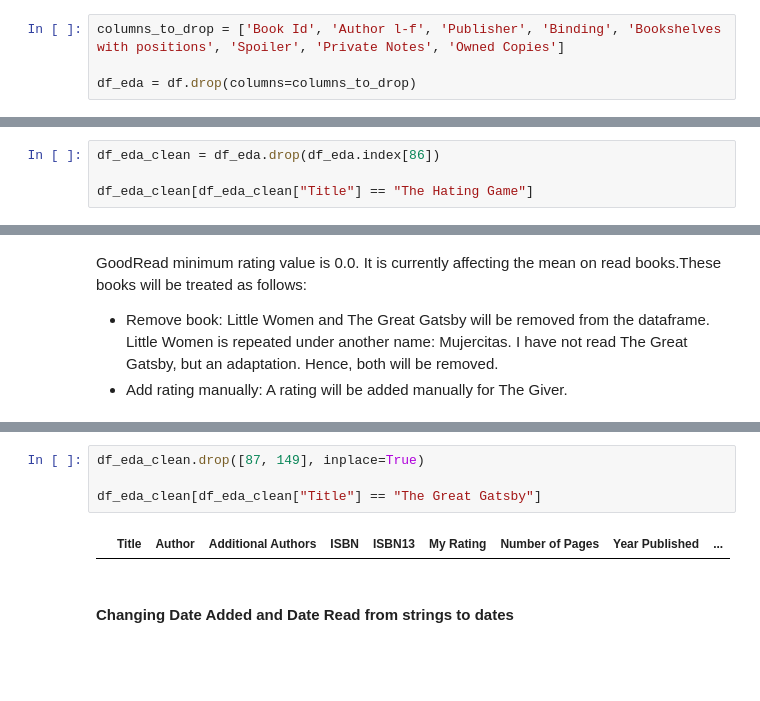
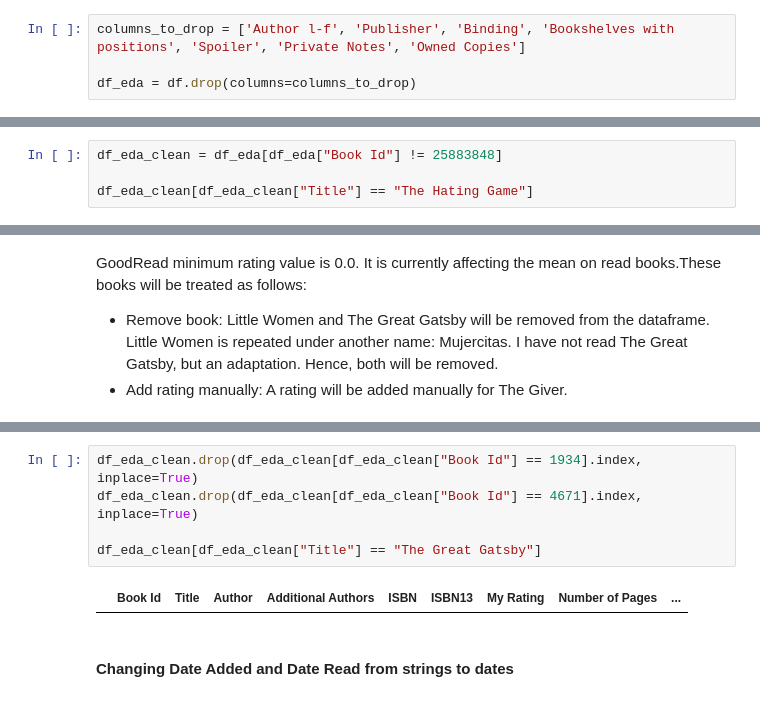
Before and after one commit to clara-oberle/personal-book-recommender, a Jupyter notebook: notebooks/01_eda.ipynb, the cells around one changed output, grey strips where cells are left out. Drawn from its saved outputs; the diff is of its cells as text; blank space fills up the shorter version.

```diff
--- a/notebooks/01_eda.ipynb
+++ b/notebooks/01_eda.ipynb
@@ -75,7 +75,7 @@ print(columns_names)
 # %% [markdown]
 ### 1.3 Data cleaning and missing values
 # %%
-columns_to_drop = ['Book Id', 'Author l-f', 'Publisher', 'Binding', 'Bookshelves with positions', 'Spoiler', 'Private Notes', 'Owned Copies']
+columns_to_drop = ['Author l-f', 'Publisher', 'Binding', 'Bookshelves with positions', 'Spoiler', 'Private Notes', 'Owned Copies']
 
 df_eda = df.drop(columns=columns_to_drop)
 # %%
@@ -160,7 +163,7 @@ df_eda[df_eda.duplicated('Title', keep=False)]
 # %% [markdown]
 The Hating Game is repeated. The first entry has some missing values, such as My Rating and Date Read. Since the second entry contains accurate data, I will remove that row.
 # %%
-df_eda_clean = df_eda.drop(df_eda.index[86])
+df_eda_clean = df_eda[df_eda["Book Id"] != 25883848]
 
 df_eda_clean[df_eda_clean["Title"] == "The Hating Game"]
 # %% [output]
@@ -204,9 +207,10 @@ df_eda_clean[df_eda_clean["Title"] == "The Great Gatsby"]
 # %%
-df_eda_clean.drop([87, 149], inplace=True)
+df_eda_clean.drop(df_eda_clean[df_eda_clean["Book Id"] == 1934].index, inplace=True)
+df_eda_clean.drop(df_eda_clean[df_eda_clean["Book Id"] == 4671].index, inplace=True)
 
 df_eda_clean[df_eda_clean["Title"] == "The Great Gatsby"]
 # %% [output]
-|  | Title | Author | Additional Authors | ISBN | ISBN13 | My Rating | Number of Pages | Year Published | ... |
+|  | Book Id | Title | Author | Additional Authors | ISBN | ISBN13 | My Rating | Number of Pages | ... |
 # %% [markdown]
 #### Changing Date Added and Date Read from strings to dates
 # %%
```
Also changed, not shown: parts of 12 cells of this notebook, 1 other file.
